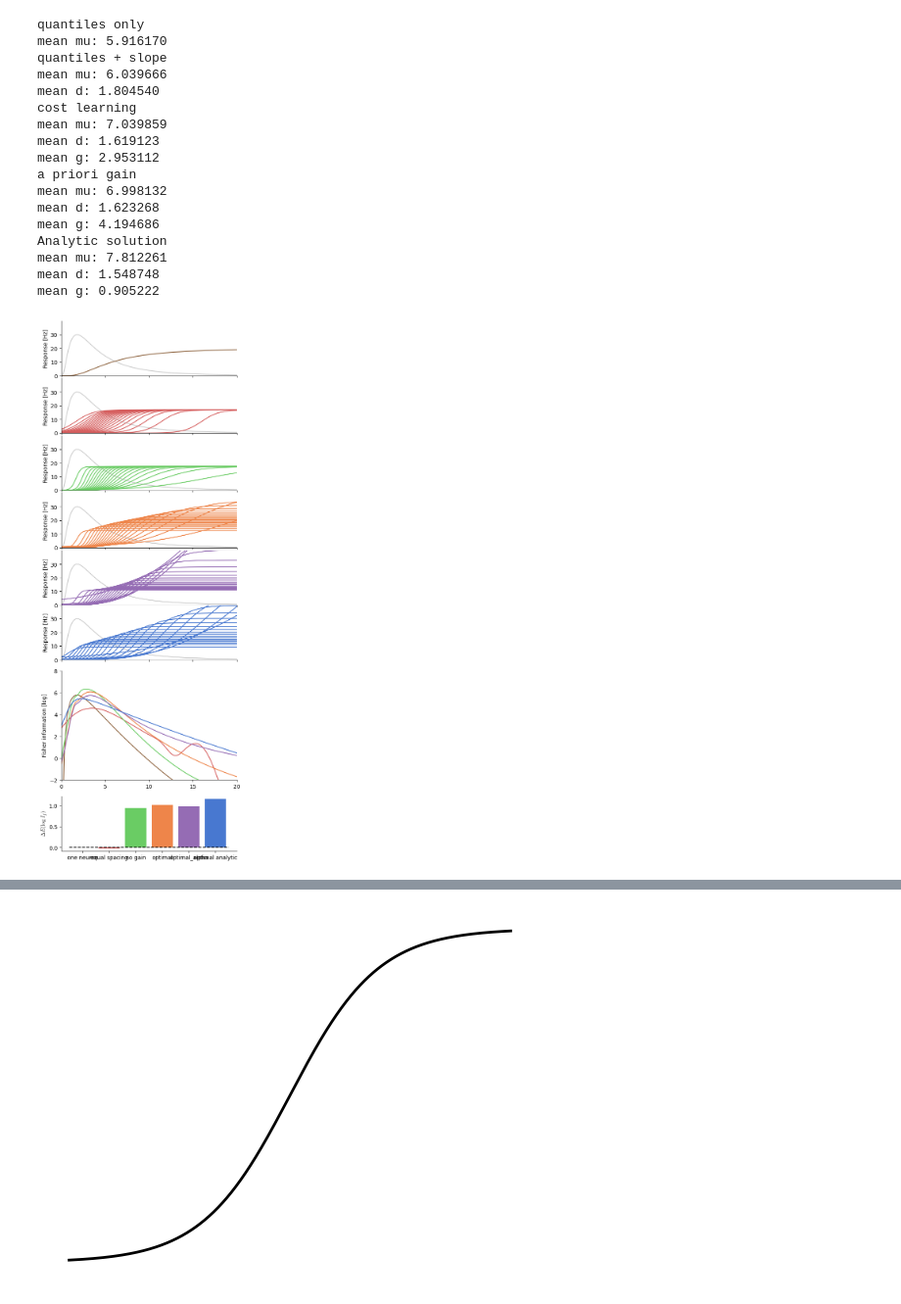
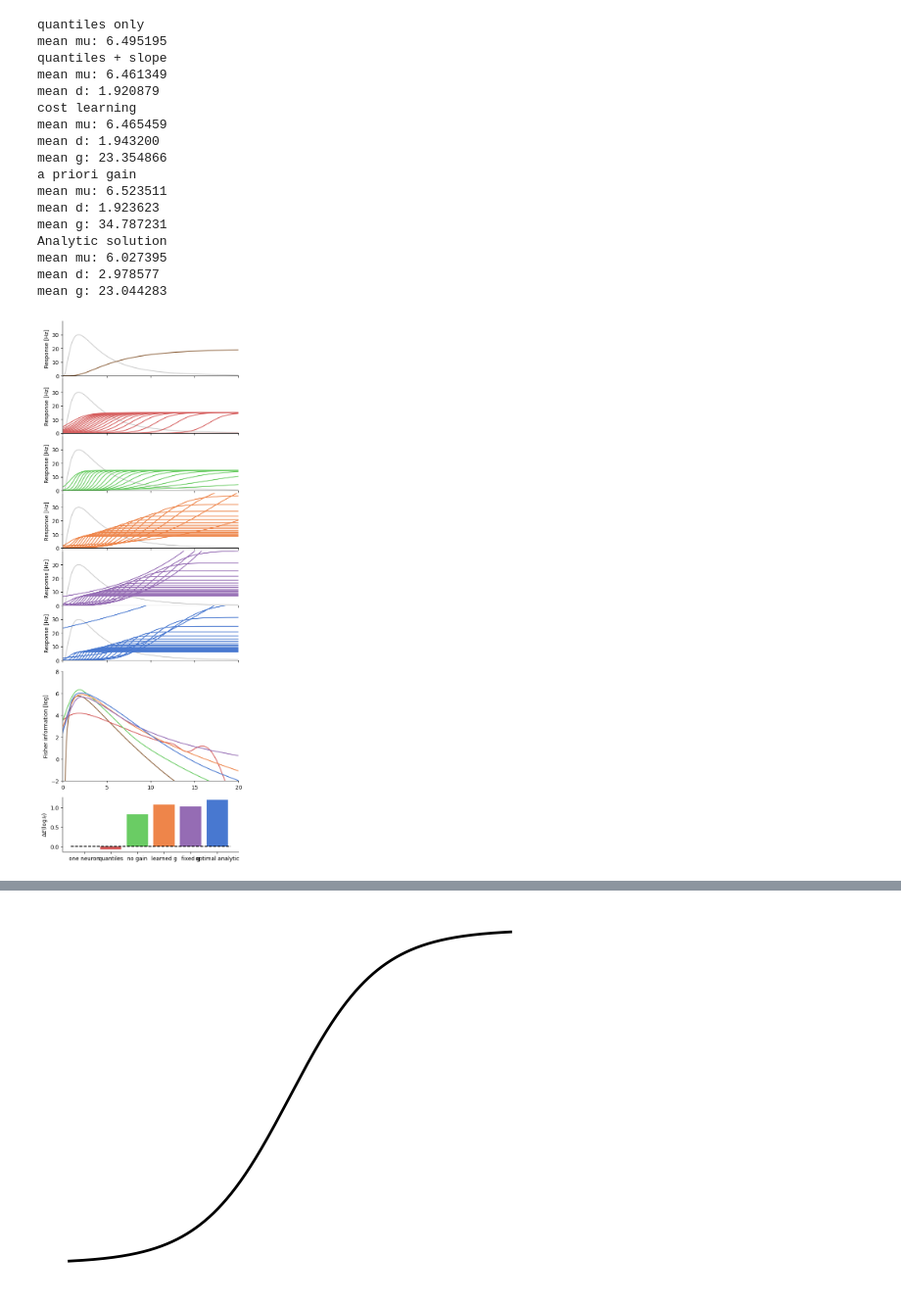
Before and after one commit to dongjae-kim/efficient-coding-dist-rl, a Jupyter notebook: Learning Rules.ipynb, the cells around one changed output, grey strips where cells are left out. Shown: that part at 98% size. Drawn from its saved outputs; the diff is of its cells as text; code cells hidden in the pictures.

```diff
--- a/Learning Rules.ipynb
+++ b/Learning Rules.ipynb
@@ -206,7 +195,7 @@ def train_and_show(reward_dist=lognorm, update_rule=None, n_neurons=10, mu0=None
 # train different populations with the same training data and illustrate
 def paper_plot(n_neurons=20, save_fig=None, alpha=0.77,
                slope_scale=None, use_beta=True, reward_dist=lognorm,
-               expectile=False):
+               expectile=False, n_reward = 100000):
     beta = 1 - alpha
     if slope_scale is None:
         slope_scale = n_neurons + 1
@@ -230,7 +219,6 @@ def paper_plot(n_neurons=20, save_fig=None, alpha=0.77,
     y_cdf = np.cumsum(y_pdf)
     y_pdf = y_pdf / np.sum(y_pdf)
     y_cdf /= y_cdf[-1]
-    n_reward = 100000
     q, g0 = get_pars(n_neurons=n_neurons, alpha=alpha)
     q1, _ = get_pars(n_neurons=n_neurons, alpha=1)
     mu0 = np.ones(n_neurons)
@@ -252,9 +240,9 @@ def paper_plot(n_neurons=20, save_fig=None, alpha=0.77,
     for i in range(n_reward):
         reward = reward_dist()
         if expectile:
-            mu, d, g = update_expect(mu, d, g, reward, pars=q1, scale=0.001)
+            mu, d, g = update_expect(mu, d, g, reward, pars=q, scale=0.001)
         else:
-            mu, d, g = update_quant(mu, d, g, reward, pars=q1, scale=0.001)
+            mu, d, g = update_quant(mu, d, g, reward, pars=q, scale=0.001)
     resp2 = sigmoid(x,mu,d,g).T
     cost2 = np.sum(resp2 * y_pdf) / np.sum(y_pdf)
     resp2 = R * resp2 / cost2
@@ -272,7 +260,7 @@ def paper_plot(n_neurons=20, save_fig=None, alpha=0.77,
     g = g0
     for i in range(n_reward):
         reward = reward_dist()
-        mu, d, g = update_mud(mu, d, g, reward, alpha=1, scale=0.0003, expectile=expectile)
+        mu, d, g = update_mud(mu, d, g, reward, alpha=alpha, scale=0.0003, expectile=expectile)
     resp3 = sigmoid(x,mu,d,g).T
     cost3 = np.nansum(resp3 * y_pdf) / np.sum(y_pdf)
     resp3 = R * resp3 / cost3
@@ -291,7 +279,7 @@ def paper_plot(n_neurons=20, save_fig=None, alpha=0.77,
     g = g0
     for i in range(n_reward):
         reward = reward_dist()
-        mu, d, g = update_all(mu, d, g, reward, alpha=0.77, scale=0.0003, expectile=expectile)
+        mu, d, g = update_all(mu, d, g, reward, alpha=alpha, scale=0.0003, expectile=expectile)
     resp4 = sigmoid(x,mu,d,g).T
     cost4 = np.sum(resp4 * y_pdf) / np.sum(y_pdf)
     resp4 = R * resp4 / cost4
@@ -303,7 +291,7 @@ def paper_plot(n_neurons=20, save_fig=None, alpha=0.77,
     print("cost learning")
     print("mean mu: %f" % np.mean(mu))
     print("mean d: %f" % np.mean(d))
-    print("mean g: %f" % np.mean(g))
+    print("mean g: %f" % (np.mean(g) * R / cost4))
 
     # full learning, with fixed gain scale
     mu = mu0
@@ -311,7 +299,7 @@ def paper_plot(n_neurons=20, save_fig=None, alpha=0.77,
     g = g0
     for i in range(n_reward):
         reward = reward_dist()
-        mu, d, g = update_all0(mu, d, g, reward, alpha=0.77, scale=0.0003, expectile=expectile)
+        mu, d, g = update_all0(mu, d, g, reward, alpha=alpha, scale=0.0003, expectile=expectile)
     resp5 = sigmoid(x,mu,d,g).T
     cost5 = np.sum(resp5 * y_pdf) / np.sum(y_pdf)
     resp5 = R * resp5 / cost5
@@ -323,22 +311,19 @@ def paper_plot(n_neurons=20, save_fig=None, alpha=0.77,
     print("a priori gain")
     print("mean mu: %f" % np.mean(mu))
     print("mean d: %f" % np.mean(d))
-    print("mean g: %f" % np.mean(g))
+    print("mean g: %f" % (np.mean(g) * R / cost5))
 
 
     # optimal distribution with alpha
     resp6 = np.zeros((n_neurons, 1000))
-    d = (y_pdf ** alpha) / (1 - scipy.stats.norm.cdf(np.log(x), mu_dist, sigma_dist)) ** beta
+    d = y_pdf / (1 - scipy.stats.norm.cdf(np.log(x), mu_dist, sigma_dist)) ** (1-alpha)
     cum_density = np.cumsum(d)
     cum_density /= cum_density[-1]
     thresh = np.interp(q1, cum_density, x)
     quant = np.interp(thresh, x, y_cdf)
-    gain = (
-        (np.interp(thresh, x, y_pdf) ** (1-alpha))
-        / ((1 - scipy.stats.norm.cdf(np.log(thresh), mu_dist, sigma_dist)) ** (1 - beta)))
-    dens = 140*(
-        (np.interp(thresh, x, y_pdf) ** (alpha))
-        / ((1 - scipy.stats.norm.cdf(np.log(thresh), mu_dist, sigma_dist)) ** (beta)))
+    gain = (1
+        / ((1 - scipy.stats.norm.cdf(np.log(thresh), mu_dist, sigma_dist)) ** (alpha)))
+    dens = 1000*(np.interp(thresh, x, y_pdf))
     resp6 = sigmoid(x,thresh,dens,gain).T
     cost6 = np.sum(resp6 * y_pdf) / np.sum(y_pdf)
     resp6 = R * resp6 / cost6
@@ -350,7 +335,7 @@ def paper_plot(n_neurons=20, save_fig=None, alpha=0.77,
     print("Analytic solution")
     print("mean mu: %f" % np.mean(thresh))
     print("mean d: %f" % np.mean(dens))
-    print("mean g: %f" % np.mean(gain))
+    print("mean g: %f" % (np.mean(gain) * R / cost6))
 
     y_max = 40
     y_pdf_p = 3 / 4 * y_max / np.max(y_pdf) * y_pdf
@@ -452,12 +437,12 @@ def paper_plot(n_neurons=20, save_fig=None, alpha=0.77,
     plt.bar(np.arange(6), expected_info-expected_info[0],
             color=colors)
     plt.plot([-0.5, 5.5], [0, 0], 'k--')
-    plt.ylabel('$\Delta E(\log I_f)$', usetex=True)
+    plt.ylabel('$\Delta E(\log I_f)$')#, usetex=True)
     a_bar.spines['top'].set_visible(False)
     a_bar.spines['right'].set_visible(False)
     a_bar.set_xticks(np.arange(6))
-    a_bar.set_xticklabels(['one neuron', 'equal spacing', 'no gain', 'optimal',
-                           'optimal_alpha', 'optimal analytic'])
+    a_bar.set_xticklabels(['one neuron', 'quantiles', 'no gain', 'learned g',
+                           'fixed g', 'optimal analytic'])
 
     if save_fig is not None:
         plt.savefig(save_fig, format='pdf', bbox_inches='tight')
@@ -517,24 +502,24 @@ def get_optimal_single(x, y_pdf, alpha=1.0, beta=1.0, r_max=1.0, r_mean=1.0,
             a0 = a
     return g
 # %%
-paper_plot(expectile=True)
-plt.savefig("learning_rule_expectile.pdf")
+paper_plot(n_neurons=20, expectile=False, n_reward=100000)
+plt.savefig("learning_rule.pdf")
 # %% [output]
 quantiles only
-mean mu: 5.916170
+mean mu: 6.495195
 quantiles + slope
-mean mu: 6.039666
-mean d: 1.804540
+mean mu: 6.461349
+mean d: 1.920879
 cost learning
-mean mu: 7.039859
-mean d: 1.619123
-mean g: 2.953112
+mean mu: 6.465459
+mean d: 1.943200
+mean g: 23.354866
 a priori gain
-mean mu: 6.998132
-mean d: 1.623268
-mean g: 4.194686
+mean mu: 6.523511
+mean d: 1.923623
+mean g: 34.787231
 Analytic solution
-mean mu: 7.812261
-mean d: 1.548748
-mean g: 0.905222
+mean mu: 6.027395
+mean d: 2.978577
+mean g: 23.044283
-[figure, old version]
+[figure, new version]
```
Also changed, not shown: parts of 15 cells of this notebook.
